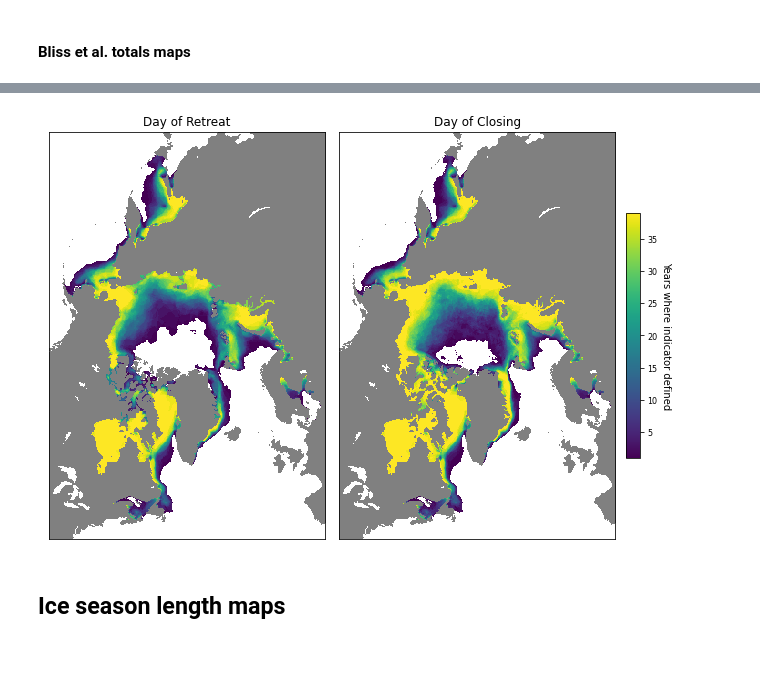
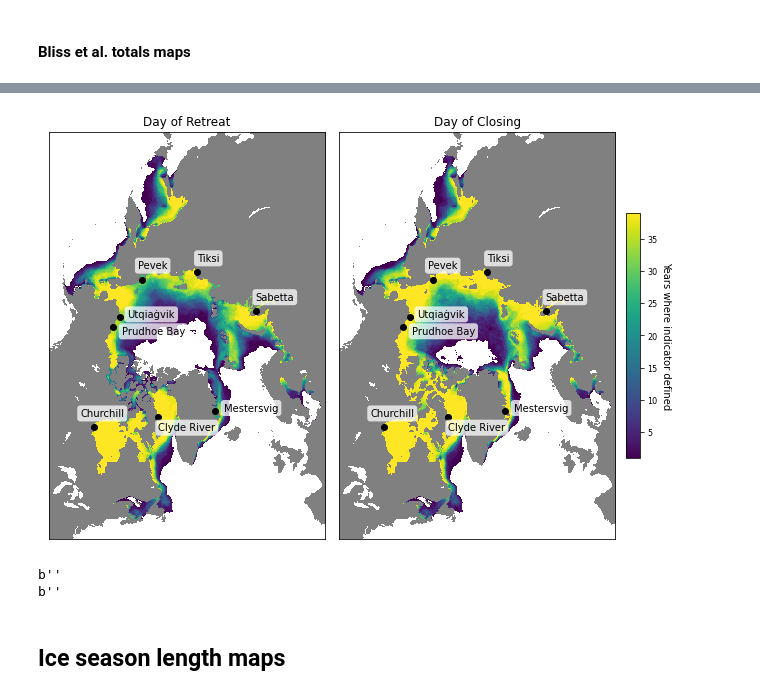
Before and after one commit to ua-snap/seaice_noaa_indicators, a Jupyter notebook: manuscript_content/manuscript_content.ipynb, the cells around one changed output, grey strips where cells are left out. Cells and saved outputs as stored; diff of their text form; code cells hidden in the pictures; blank space fills up the shorter version.

Commit message:
complete addition of place names to all maps figures

```diff
--- a/manuscript_content/manuscript_content.ipynb
+++ b/manuscript_content/manuscript_content.ipynb
@@ -402,6 +402,7 @@ def maps_setup():
     global fubu
     global orac
     global landmask
+    global poi_coords
 
     try: fubu
     except NameError:
@@ -415,6 +416,10 @@ def maps_setup():
     except NameError:
         landmask = mcf.get_landmask(orac_fp)
 
+    try: poi_coords
+    except NameError:
+        poi_coords = mcf.load_poi_coords(poi_coords_fp)
+
     return
 # %% [markdown]
 ## Definition totals maps
@@ -450,11 +458,14 @@ maps_setup()
 output_format = "png"
 #output_format = "eps"
 
+bliss_totals_fp = content_dir.joinpath(f"Bliss_totals_maps.{output_format}")
 mcf.make_totals_maps(
     orac,
     ["DOR", "DOC"],
     landmask,
     ["Day of Retreat", "Day of Closing"],
-    content_dir.joinpath(f"Bliss_totals_maps.{output_format}"),
+    poi_coords,
+    seamask_fp,
+    bliss_totals_fp,
 )
 # %% [output]
@@ -462,4 +473,21 @@ Plot written to /workspace/Shared/Tech_Projects/SeaIce_NOAA_Indicators/final_pro
-[figure, old version]
+[figure, new version]
+# %%
+from subprocess import check_output
+
+dst_dir = "google-drive:Projects/Sea Ice Indicators/manuscript_content"
+copy_command = [
+    "rclone",
+    "copy",
+    je_totals_fp,
+    dst_dir,
+]
+
+print(check_output(copy_command))
+copy_command[2] = bliss_totals_fp
+print(check_output(copy_command))
+# %% [output]
+b''
+b''
 # %% [markdown]
 ## Ice season length maps
 # %%
```
Also changed, not shown: parts of 6 cells of this notebook, 1 other file.
